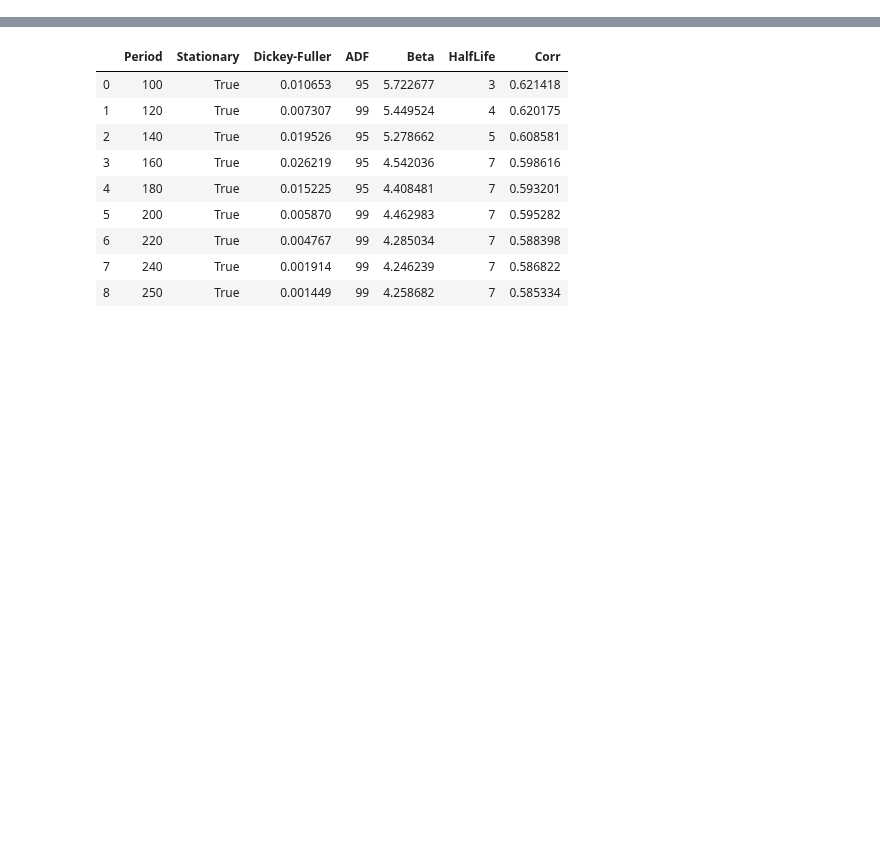
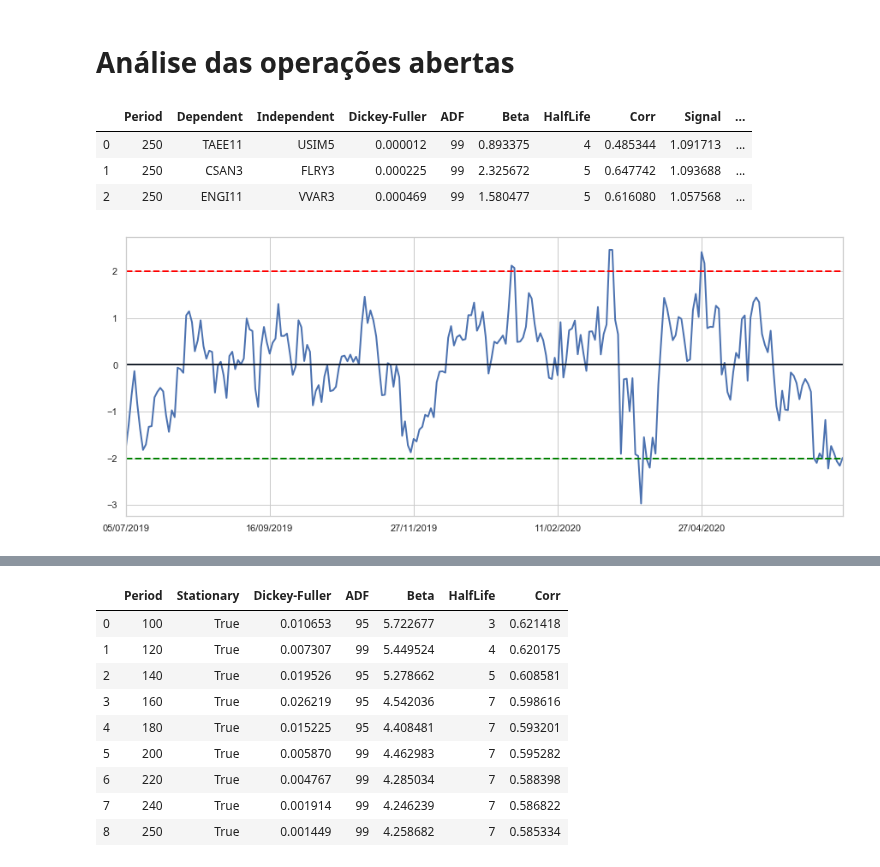
Before and after one commit to andreolvgomes/long-short-by-cointegration, a Jupyter notebook: Analysis-Pairs-Mult.ipynb, the cells around one changed output, grey strips where cells are left out. Drawn from its saved outputs; the diff is of its cells as text; code cells hidden in the pictures; blank space fills up the shorter version.

```diff
--- a/Analysis-Pairs-Mult.ipynb
+++ b/Analysis-Pairs-Mult.ipynb
@@ -76,5 +85,19 @@ oper
 # %%
 #oper.iloc[[0,1,2]].to_csv('datasets/oper/06072020.csv', index=False)
+# %% [markdown]
+# Análise das operações abertas
+# %%
+oper_current = pd.read_csv('datasets/oper/06072020.csv')
+oper_current
+# %% [output]
+|  | Period | Dependent | Independent | Dickey-Fuller | ADF | Beta | HalfLife | Corr | Signal | ... |
+| 0 | 250 | TAEE11 | USIM5 | 0.000012 | 99 | 0.893375 | 4 | 0.485344 | 1.091713 | ... |
+| 1 | 250 | CSAN3 | FLRY3 | 0.000225 | 99 | 2.325672 | 5 | 0.647742 | 1.093688 | ... |
+| 2 | 250 | ENGI11 | VVAR3 | 0.000469 | 99 | 1.580477 | 5 | 0.616080 | 1.057568 | ... |
+# %%
+mult.plot_residue(mult.residue(data['TAEE11'], data['USIM5'], 250))
+# %% [output]
+[figure, added]
 # %%
 mult.plot_residue(mult.residue(data['ENGI11'], data['VVAR3'], 250))
 # %% [output]
```
Also changed, not shown: parts of 9 cells of this notebook, 8 other files.
